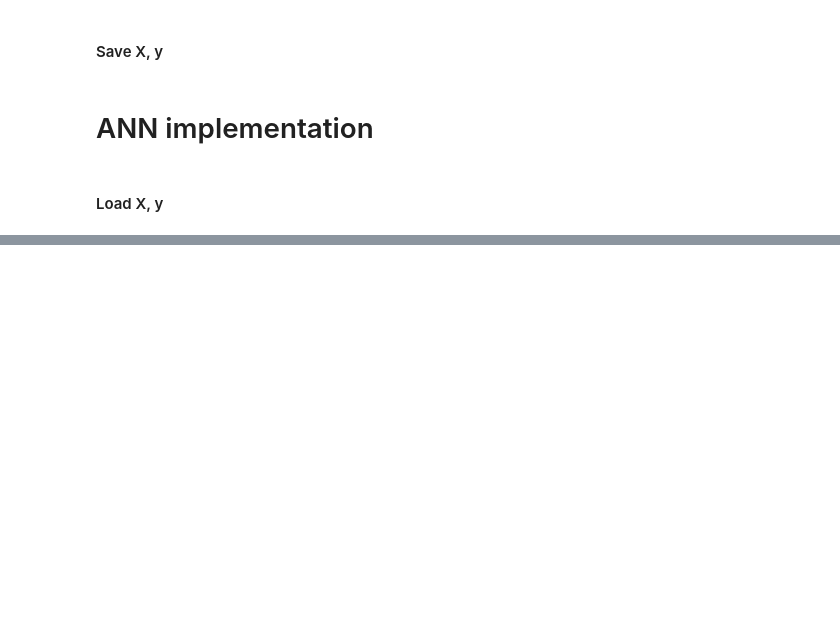
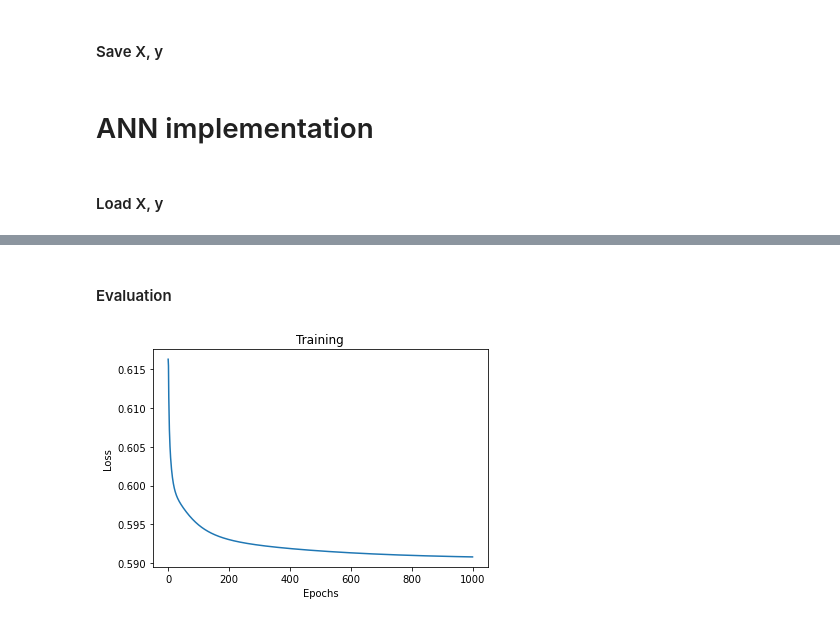
Before and after one commit to szelesaron/breast-cancer-classifier, a Jupyter notebook: cancer_clf.ipynb, the cells around one changed output, grey strips where cells are left out. Saved outputs shown, nothing was run; the diff lists cells and outputs as text; code cells hidden in the pictures; blank space fills up the shorter version.

```diff
--- a/cancer_clf.ipynb
+++ b/cancer_clf.ipynb
@@ -151,0 +144,9 @@ array([0.00091476, 0.52103744, 0.0226581 , 0.54598853, 0.36373277,
+# %%
+weights = np.zeros(X.shape[1])  # Initialise a weights array with zeros.
+np.random.seed(11) # Shuffle the data so that it's random at every epoch.
+np.random.shuffle(X)  #- very inefficent doing it mid-training, also random seed needs to be set for consistency
+bias = 0.1
+learning_rate = 0.1
+n_epochs = 1000
+J_hist = []
+weights
@@ -151,0 +158,6 @@ array([0.00091476, 0.52103744, 0.0226581 , 0.54598853, 0.36373277,
+# %%
+def relu(x):
+    return np.maximum(0,x)
+
+def sigmoid(x):
+    return 1 / (1 + np.exp(-x))
@@ -151,0 +166,19 @@ array([0.00091476, 0.52103744, 0.0226581 , 0.54598853, 0.36373277,
+# %%
+for epoch in range(n_epochs):
+
+    total_cost = 0
+
+    for index, x_i in enumerate(X):
+
+        #get prediction and error
+        y_pred = sigmoid(np.dot(x_i, weights) + bias)
+        error = y[index] - y_pred
+
+        #update weights
+        weights += learning_rate * error * x_i
+        bias += learning_rate * error
+
+        #for plotting
+        total_cost += (-y[index] * np.log(y_pred)) - (1 - y[index]) * np.log(1 - y_pred)
+    total_cost /= len(X)
+    J_hist.append(total_cost)
@@ -151,0 +196,12 @@ array([0.00091476, 0.52103744, 0.0226581 , 0.54598853, 0.36373277,
+# %% [markdown]
+#### Evaluation
+# %%
+plt.plot(J_hist)
+plt.xlabel("Epochs")
+plt.ylabel("Loss")
+plt.title("Training")
+plt.show()
+
+print(f"Min loss: {min(J_hist)}")
+# %% [output]
+[figure, added]
```
Also changed, not shown: parts of 10 cells of this notebook.
